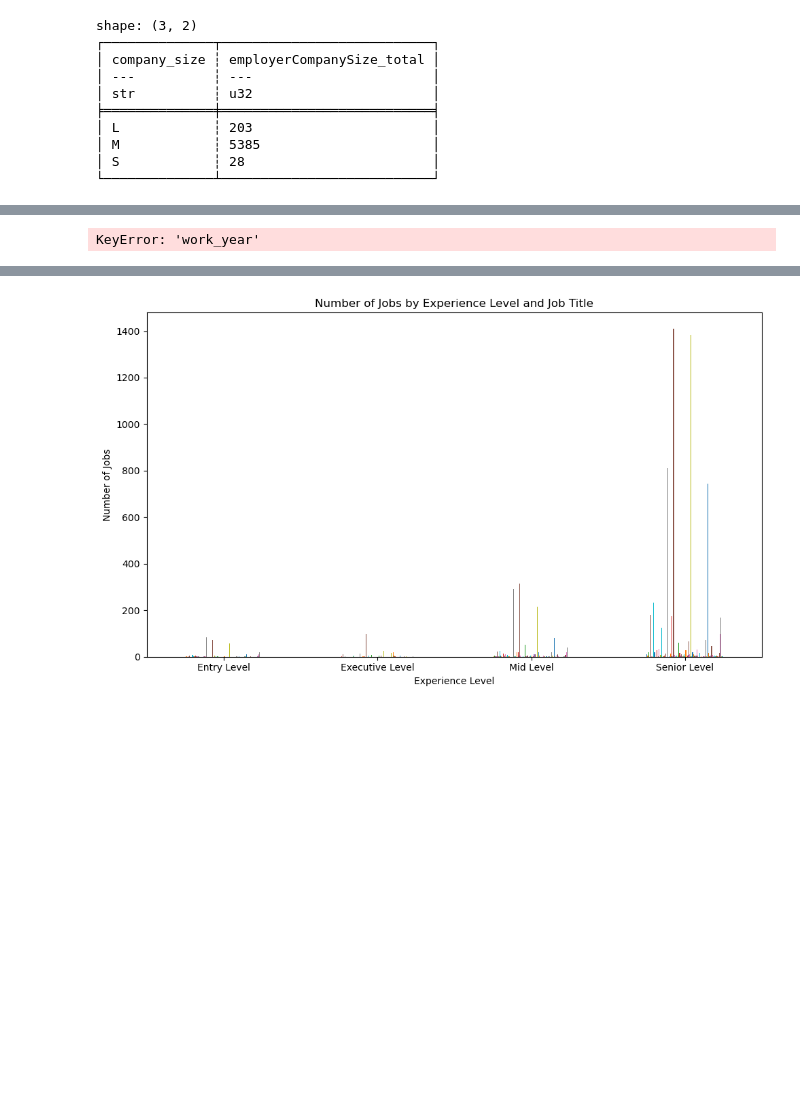
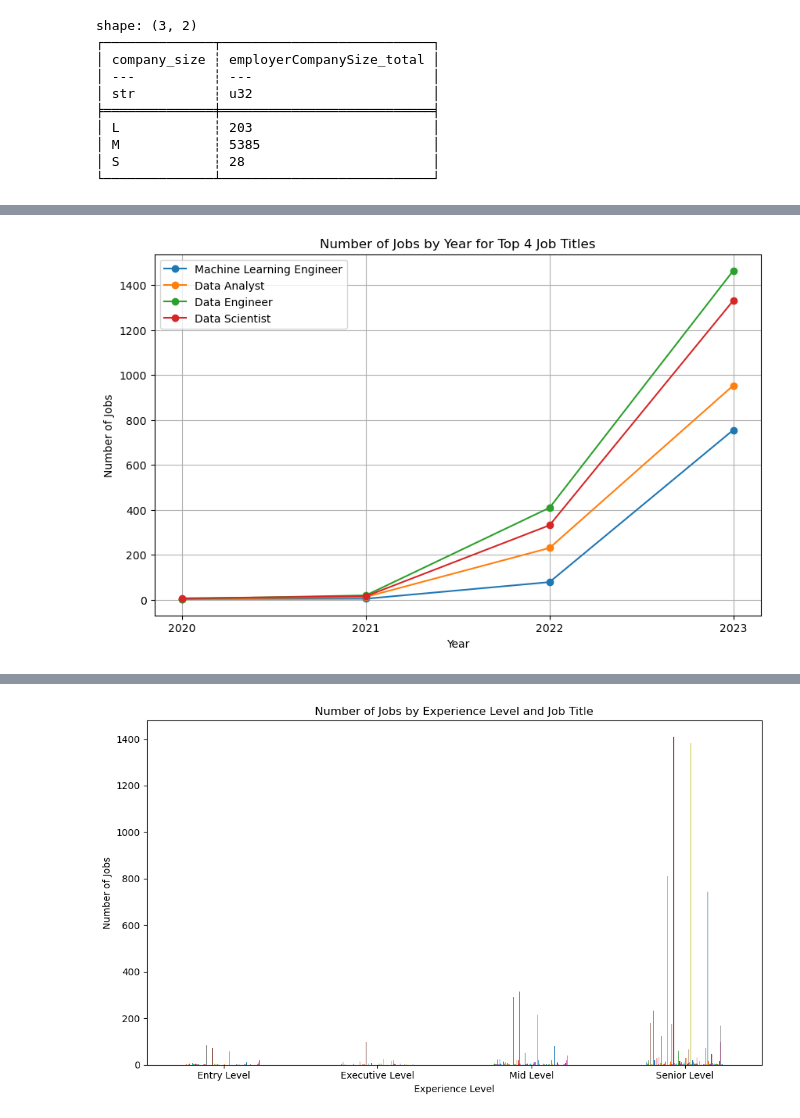
Before and after one commit to rsm-cds006/452FinalGroupProject, a Jupyter notebook: Code.ipynb, the cells around one changed output, grey strips where cells are left out. Cells and saved outputs as stored; diff of their text form; code cells hidden in the pictures; blank space fills up the shorter version.

```diff
--- a/Code.ipynb
+++ b/Code.ipynb
@@ -475,49 +477,50 @@ shape: (10, 3)
 # Define the filters
 fullTime = ['FT']
 theStates = ['US']
 top4jobtitles = ['Machine Learning Engineer', 'Data Analyst', 'Data Engineer', 'Data Scientist']
 
-# Initialize an empty dictionary to store job title data
-job_title_data = {}
+
+# Initialize an empty list to store line plots
+line_plots = []
+
+# Initialize the figure for plotting before the loop
+plt.figure(figsize=(10, 6))
+
+# Define markers and colors for differentiation
+markers = ['o', 's', '^', 'x']
+colors = ['b', 'g', 'r', 'c']
 
 # Filter and count total for each job title by work_year
 for job_title in top4jobtitles:
     employeeExperienceLevelwJobTitle = (
         df
         .filter(pl.col('employment_type').is_in(fullTime))
         .filter(pl.col('employee_residence').is_in(theStates))
         .filter(pl.col('job_title') == job_title)
         .groupby(['work_year'])
         .agg([
             pl.count().alias('job_count')
         ])
     )
 
     # Convert to pandas DataFrame
     employeeExperienceLevelwJobTitle_df = employeeExperienceLevelwJobTitle.to_pandas()
 
-    # Store the job title data in the dictionary
-    job_title_data[job_title] = employeeExperienceLevelwJobTitle_df
+    # Sort the DataFrame by 'work_year' to ensure correct order
+    employeeExperienceLevelwJobTitle_df.sort_values(by='work_year', inplace=True)
 
-# Get the 'work_year' column from one of the job title DataFrames for sorting
-work_years = job_title_data[top4jobtitles[0]]['work_year']
+    # Plotting in a line graph for each job title
+    line_plot, = plt.plot(employeeExperienceLevelwJobTitle_df['work_year'], employeeExperienceLevelwJobTitle_df['job_count'], marker='o', linestyle='-', label=job_title)
+    line_plots.append(line_plot)
 
-# Combine all the data into a single DataFrame
-combined_df = pd.concat(job_title_data, axis=1)
-
-# Sort the combined data by 'work_year'
-combined_df = combined_df.sort_values(by=work_years.name)
-
-# Plotting in a line graph
-plt.figure(figsize=(10, 6))
-for job_title in top4jobtitles:
-    plt.plot(combined_df[work_years.name], combined_df[('job_count', job_title)], marker='o', linestyle='-', label=job_title)
-
+# Set the title, labels, grid, and legend for the plot
 plt.title('Number of Jobs by Year for Top 4 Job Titles')
 plt.xlabel('Year')
 plt.ylabel('Number of Jobs')
 plt.grid(True)
-plt.legend(title='Job Title')
+plt.legend(handles=line_plots)
+
+# Display the line graph
 plt.show()
 # %% [output]
-KeyError: 'work_year'
+[figure, added]
```
Also changed, not shown: parts of 13 cells of this notebook.
